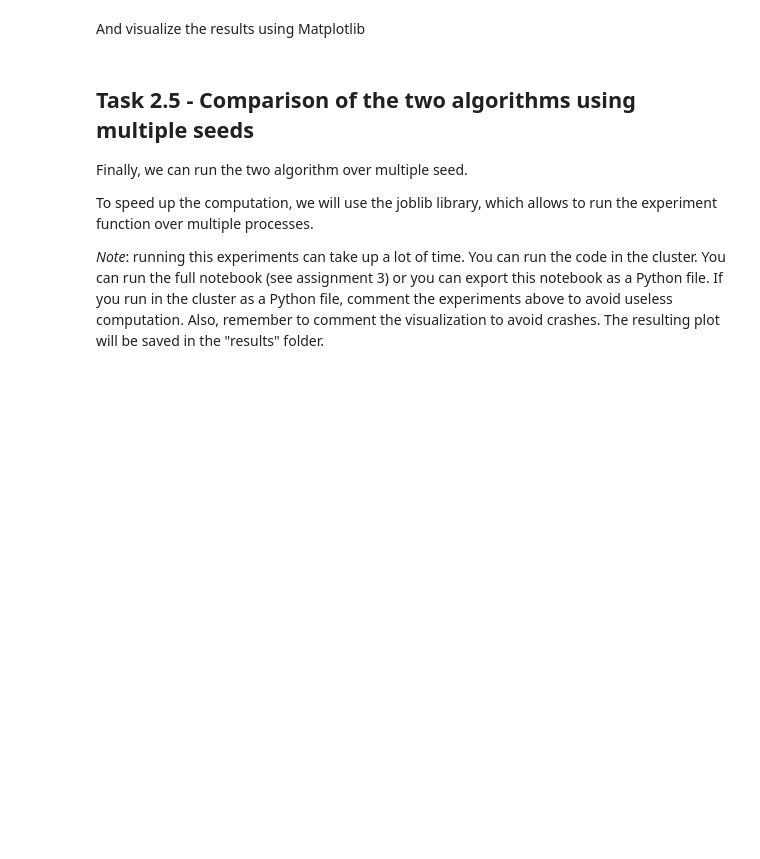
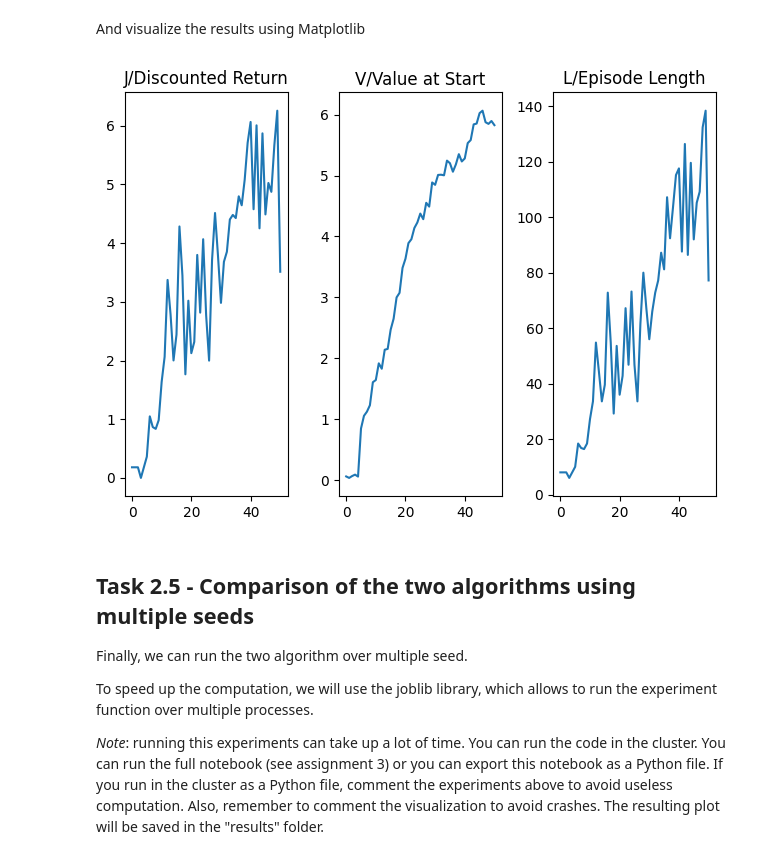
Before and after one commit to axellangenskiold/edap30, a Jupyter notebook: lab4/part_2.ipynb, the cells around one changed output. Cells and saved outputs as stored; diff of their text form; code cells hidden in the pictures; blank space fills up the shorter version.

Commit message:
train and plot double dqn

```diff
--- a/lab4/part_2.ipynb
+++ b/lab4/part_2.ipynb
@@ -725,10 +724,22 @@ And visualize the results using Matplotlib
 # %%
 fig, ax  = plt.subplots(1, 3)
 
 # -> TODO: generate three subplots for the metrics J, V and L <-
+ax[0].plot(J)
+ax[0].set_title('J/Discounted Return')
+
+ax[1].plot(V)
+ax[1].set_title('V/Value at Start')
+
+ax[2].plot(L)
+ax[2].set_title('L/Episode Length')
+
+plt.tight_layout()
 
 plt.savefig('results/test_double_dqn.png')
 plt.show()
+# %% [output]
+[figure, added]
 # %% [markdown]
 ## Task 2.5 - Comparison of the two algorithms using multiple seeds
 
```
Also changed, not shown: parts of 1 cell of this notebook, 1 other file.
